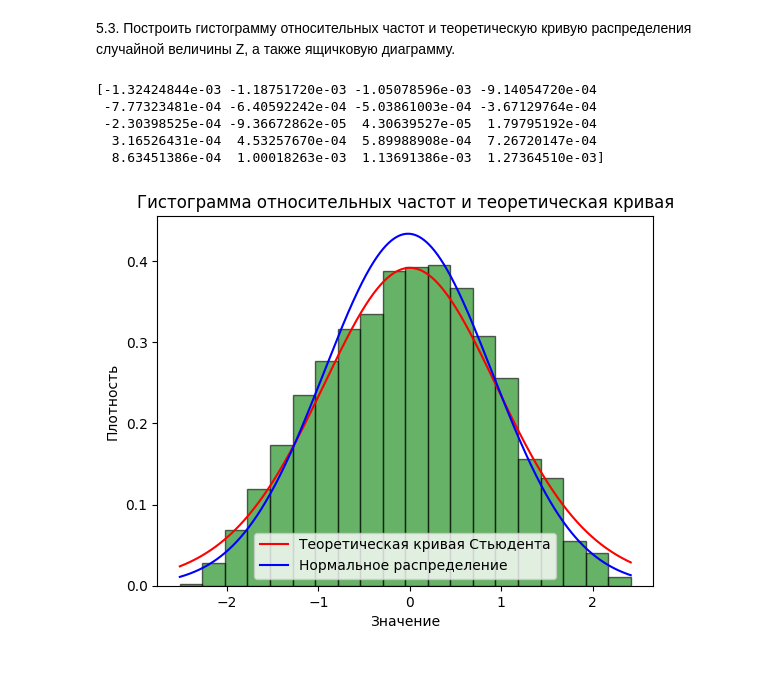
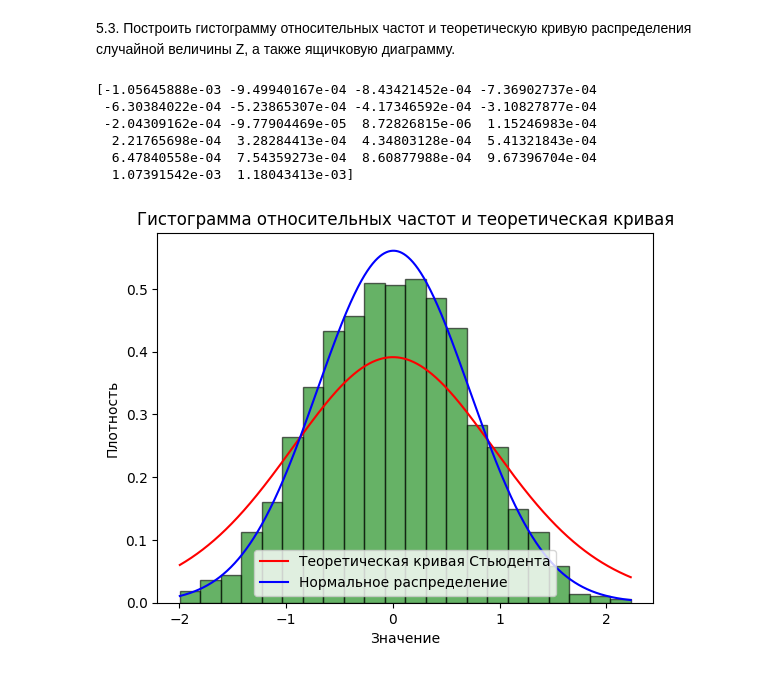
Before and after one commit to Pomi44/Stats_Analysis, a Jupyter notebook: lab_2/main.ipynb, the cells around one changed output. Drawn from its saved outputs; the diff is of its cells as text; code cells hidden in the pictures.

```diff
--- a/lab_2/main.ipynb
+++ b/lab_2/main.ipynb
@@ -193,24 +193,25 @@ plt.show()
 
 По результатам моделирования найти точечную оценку $\gamma$* надежности $\gamma$.
 # %%
-M=1900
-count_gamma=0 # счетчик для гамма, попавших в интервал
+M=1890
+alpha = 0.05
+count_gamma = 0 # счетчик для гамма, попавших в интервал
 for i in range(M):
-    sample = sts.norm.rvs(loc=-2, scale=math.sqrt(10), size=15)
+    sample = sts.norm.rvs(loc=a, scale=sigma, size=n)
     sample_mean = np.mean(sample)
     sample_s_2 = 0
     for i in sample:
-        sample_s_2 += math.pow(i - sample_mean, 2)
-    sample_s_2 /= 14
-    t_value = sts.t.ppf(1 - alpha / 2, 14)
-    margin = t_value * np.sqrt(sample_s_2 / 15)
+        sample_s_2 += np.pow(i - sample_mean, 2)
+    sample_s_2 /= (n - 1)
+    t_value = sts.t.ppf(1 - alpha / 2, n - 1)
+    margin = t_value * np.sqrt(sample_s_2 / n)
 
     # Доверительный интервал
     ci_lower = sample_mean - margin
-    ci_upper = sample_mean +margin
+    ci_upper = sample_mean + margin
 
     # Проверяем, содержит ли интервал истинное значение математического ожидания
-    if (ci_lower <= -2) and (-2 <= ci_upper):
+    if (ci_lower <= a) and (a <= ci_upper):
         count_gamma += 1
 
 # Точечная оценка надежности γ*
@@ -224,11 +225,8 @@ print(f"Точечная оценка надежности γ*: {gamma}")
 # %%
-M = 1900
-n = 15
-
 samples = np.zeros((M, n))
 
 for i in range(M):
-    sample = sts.norm.rvs(loc=-2, scale=np.sqrt(10), size=n)
+    sample = sts.norm.rvs(loc=a, scale=sigma, size=n)
     samples[i] = sample
 # %% [markdown]
 5.1. По каждой из M выборок найти наблюдаемое значение случайной величины Z
@@ -242,9 +240,9 @@ for i in samples:
     s_2 = 0
     for i in sample:
         s_2 += math.pow(i - x_m, 2)
-    s_2 /= 14
+    s_2 /= n-1
     s=np.sqrt(s_2)
-    z=np.sqrt(15)*(x_m+2)/s
+    z=np.sqrt(n)*(x_m - a)/s
     z_arr.append(z)
 # %% [markdown]
 5.2. По выборке из M значений случайной величины Z найти выборочные числовые
@@ -278,41 +276,42 @@ print(f'Эксцесс: {kurtosis:.5f}')
 std_z = np.std(z_arr)
 
 # Формула Скотта: ширина бина
-h_z = 3.5 * std_z / (1900 ** (1/3))
+h_z = 3.5 * std_z / (M ** (1/3))
 
 #полученные интервалы
-bins = (np.arange(min(z_arr), max(z_arr) + h_z, h_z))/1900
+bins = (np.arange(min(z_arr), max(z_arr) + h_z, h_z))/M
 print(bins)
 # %% [output]
-[-1.32424844e-03 -1.18751720e-03 -1.05078596e-03 -9.14054720e-04
- -7.77323481e-04 -6.40592242e-04 -5.03861003e-04 -3.67129764e-04
- -2.30398525e-04 -9.36672862e-05  4.30639527e-05  1.79795192e-04
-  3.16526431e-04  4.53257670e-04  5.89988908e-04  7.26720147e-04
-  8.63451386e-04  1.00018263e-03  1.13691386e-03  1.27364510e-03]
+[-1.05645888e-03 -9.49940167e-04 -8.43421452e-04 -7.36902737e-04
+ -6.30384022e-04 -5.23865307e-04 -4.17346592e-04 -3.10827877e-04
+ -2.04309162e-04 -9.77904469e-05  8.72826815e-06  1.15246983e-04
+  2.21765698e-04  3.28284413e-04  4.34803128e-04  5.41321843e-04
+  6.47840558e-04  7.54359273e-04  8.60877988e-04  9.67396704e-04
+  1.07391542e-03  1.18043413e-03]
 # %%
 plt.hist(z_arr, bins=len(bins), density=True, alpha=0.6, color='g', edgecolor='black')
 plt.title('Гистограмма относительных частот')
 plt.xlabel('Значение')
 plt.ylabel('Плотность')
 
 # Теоретическая кривая распределения Стьюдента
-x = np.linspace(np.min(z_arr), np.max(z_arr), 1900)
-pdf = sts.t.pdf(x, 14)
+x = np.linspace(np.min(z_arr), np.max(z_arr), M)
+pdf = sts.t.pdf(x, n-1)
 plt.plot(x, pdf, 'r', label="Теоретическая кривая Стьюдента")
 
-y = np.linspace(np.min(z_arr), np.max(z_arr), 1900)
+y = np.linspace(np.min(z_arr), np.max(z_arr), M)
 pdf = sts.norm.pdf(y, np.mean(z_arr), np.std(z_arr))
 plt.plot(y, pdf, 'b', label="Нормальное распределение")
 
 plt.title('Гистограмма относительных частот и теоретическая кривая')
 plt.xlabel('Значение')
 plt.ylabel('Плотность')
 plt.legend()
 
 # Показать график
 plt.show()
 # %% [output]
-[figure, old version]
+[figure, new version]
 # %%
 plt.figure(figsize=(8, 6))
 plt.boxplot(z_arr, vert=False, patch_artist=True)
```
Also changed, not shown: parts of 33 cells of this notebook.
